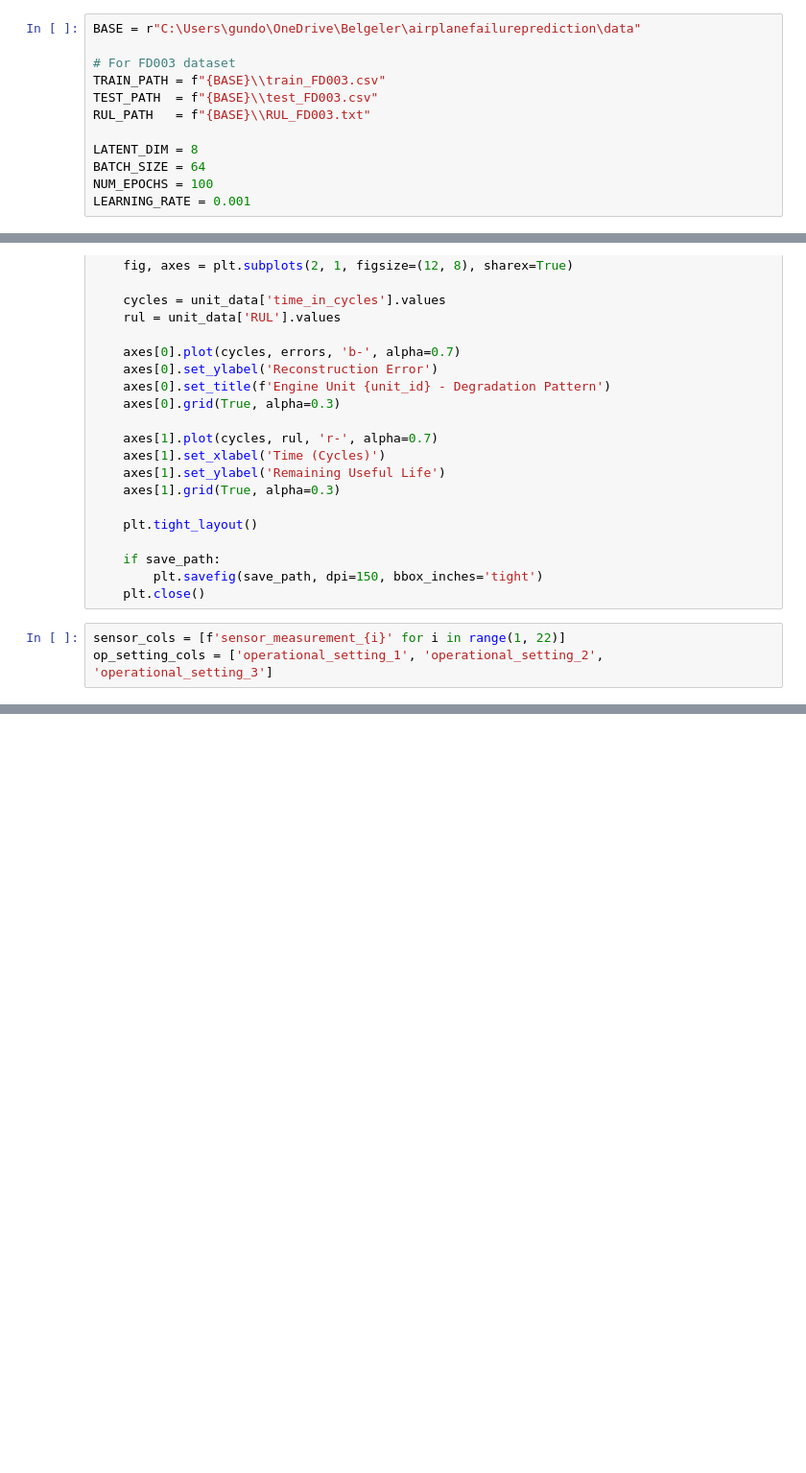
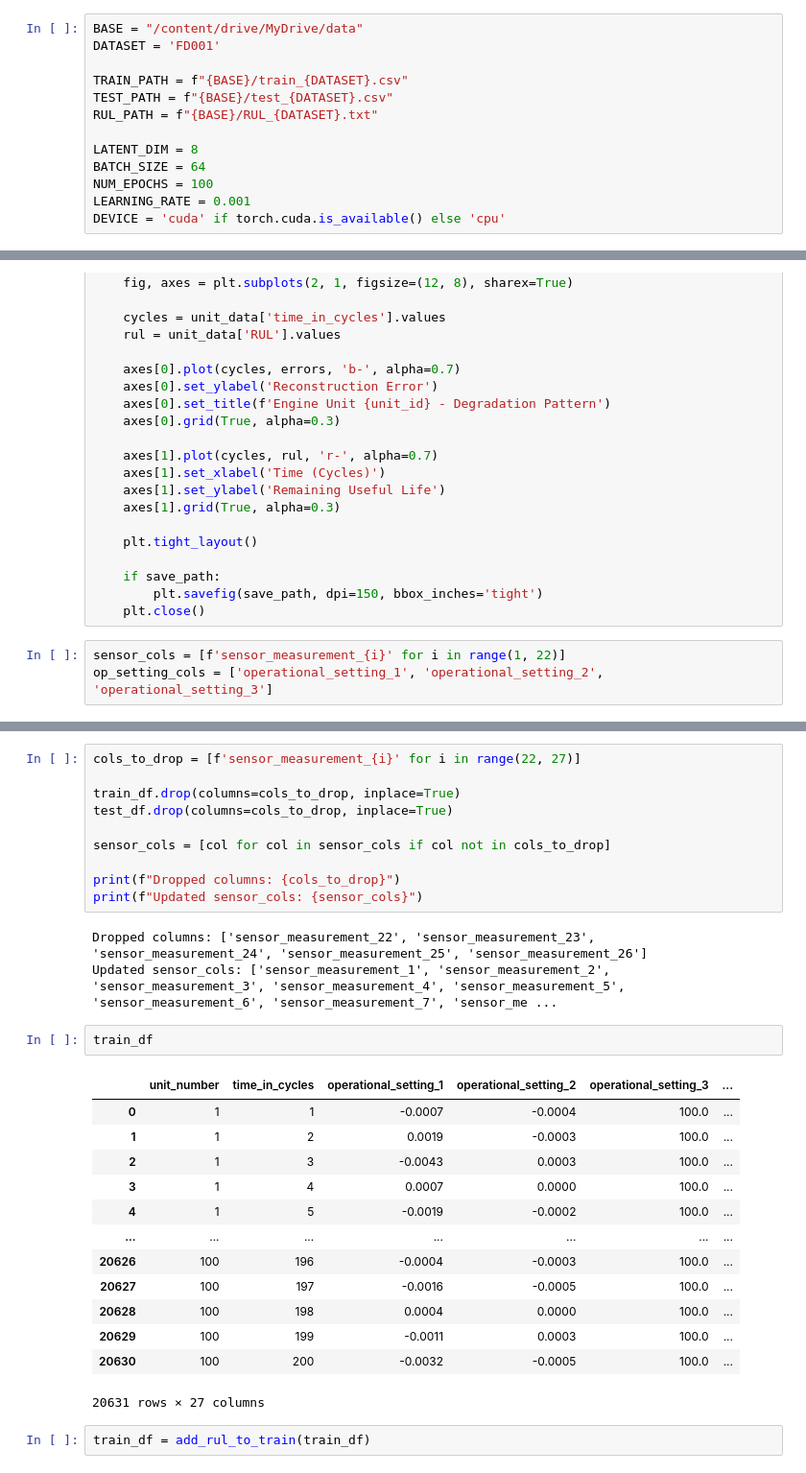
Before and after one commit to dcangundogan/airplanefailureprediction, a Jupyter notebook: dae.ipynb, the cells around one changed output, grey strips where cells are left out. Shown: that part at 96% size. Drawn from its saved outputs; the diff is of its cells as text; blank space fills up the shorter version.

```diff
--- a/dae.ipynb
+++ b/dae.ipynb
@@ -9,17 +16,18 @@ import torch.nn as nn
 import torch.optim as optim
 from torch.utils.data import DataLoader, TensorDataset
 # %%
-BASE = r"C:\Users\gundo\OneDrive\Belgeler\airplanefailureprediction\data"
+BASE = "/content/drive/MyDrive/data"
+DATASET = 'FD001'
 
-# For FD003 dataset
-TRAIN_PATH = f"{BASE}\\train_FD003.csv"
-TEST_PATH  = f"{BASE}\\test_FD003.csv"
-RUL_PATH   = f"{BASE}\\RUL_FD003.txt"
+TRAIN_PATH = f"{BASE}/train_{DATASET}.csv"
+TEST_PATH = f"{BASE}/test_{DATASET}.csv"
+RUL_PATH = f"{BASE}/RUL_{DATASET}.txt"
 
 LATENT_DIM = 8
 BATCH_SIZE = 64
 NUM_EPOCHS = 100
 LEARNING_RATE = 0.001
+DEVICE = 'cuda' if torch.cuda.is_available() else 'cpu'
 # %%
 torch.cuda.is_available(), torch.cuda.device_count(),torch.cuda.current_device(), torch.cuda.get_device_name(0)
 # %% [output]
@@ -639,0 +543,31 @@ Checking path levels...
+# %%
+cols_to_drop = [f'sensor_measurement_{i}' for i in range(22, 27)]
+
+train_df.drop(columns=cols_to_drop, inplace=True)
+test_df.drop(columns=cols_to_drop, inplace=True)
+
+sensor_cols = [col for col in sensor_cols if col not in cols_to_drop]
+
+print(f"Dropped columns: {cols_to_drop}")
+print(f"Updated sensor_cols: {sensor_cols}")
+# %% [output]
+Dropped columns: ['sensor_measurement_22', 'sensor_measurement_23', 'sensor_measurement_24', 'sensor_measurement_25', 'sensor_measurement_26']
+Updated sensor_cols: ['sensor_measurement_1', 'sensor_measurement_2', 'sensor_measurement_3', 'sensor_measurement_4', 'sensor_measurement_5', 'sensor_measurement_6', 'sensor_measurement_7', 'sensor_me ...
+# %%
+train_df
+# %% [output]
+|  | unit_number | time_in_cycles | operational_setting_1 | operational_setting_2 | operational_setting_3 | ... |
+| 0 | 1 | 1 | -0.0007 | -0.0004 | 100.0 | ... |
+| 1 | 1 | 2 | 0.0019 | -0.0003 | 100.0 | ... |
+| 2 | 1 | 3 | -0.0043 | 0.0003 | 100.0 | ... |
+| 3 | 1 | 4 | 0.0007 | 0.0000 | 100.0 | ... |
+| 4 | 1 | 5 | -0.0019 | -0.0002 | 100.0 | ... |
+| ... | ... | ... | ... | ... | ... | ... |
+| 20626 | 100 | 196 | -0.0004 | -0.0003 | 100.0 | ... |
+| 20627 | 100 | 197 | -0.0016 | -0.0005 | 100.0 | ... |
+| 20628 | 100 | 198 | 0.0004 | 0.0000 | 100.0 | ... |
+| 20629 | 100 | 199 | -0.0011 | 0.0003 | 100.0 | ... |
+| 20630 | 100 | 200 | -0.0032 | -0.0005 | 100.0 | ... |
+20631 rows × 27 columns
+# %%
+train_df = add_rul_to_train(train_df)
```
Also changed, not shown: parts of 30 cells of this notebook.
